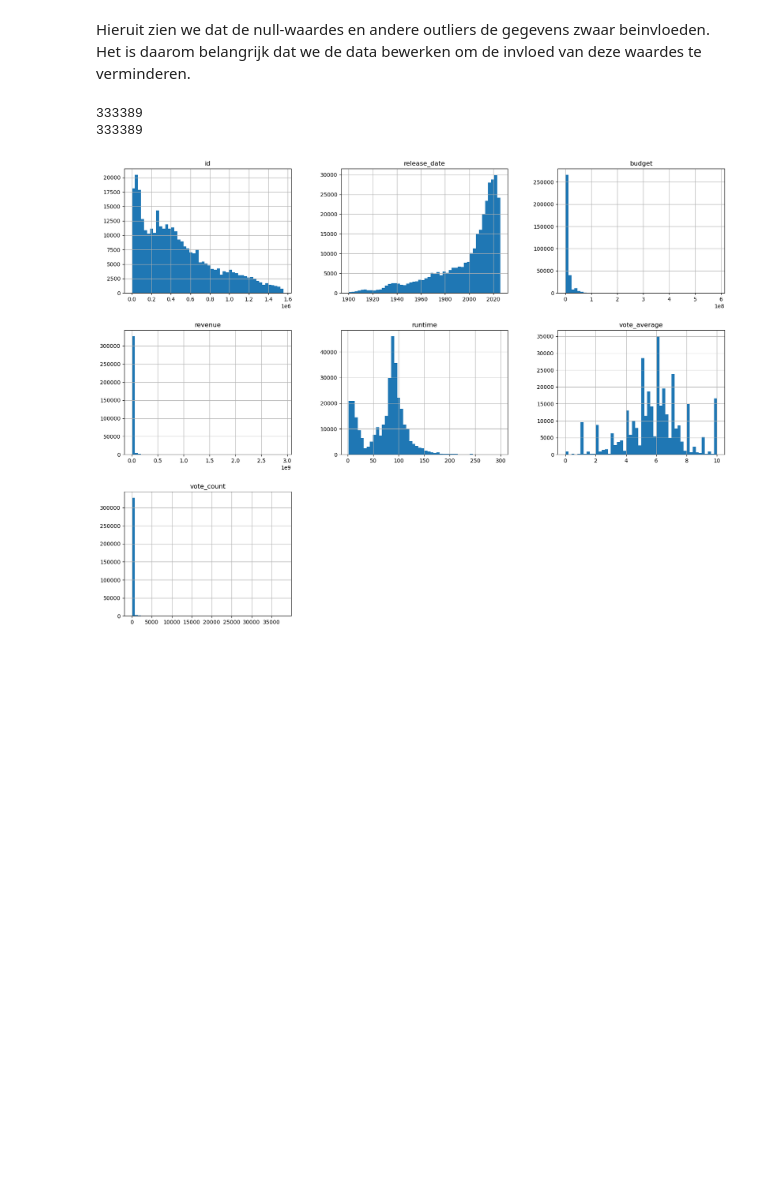
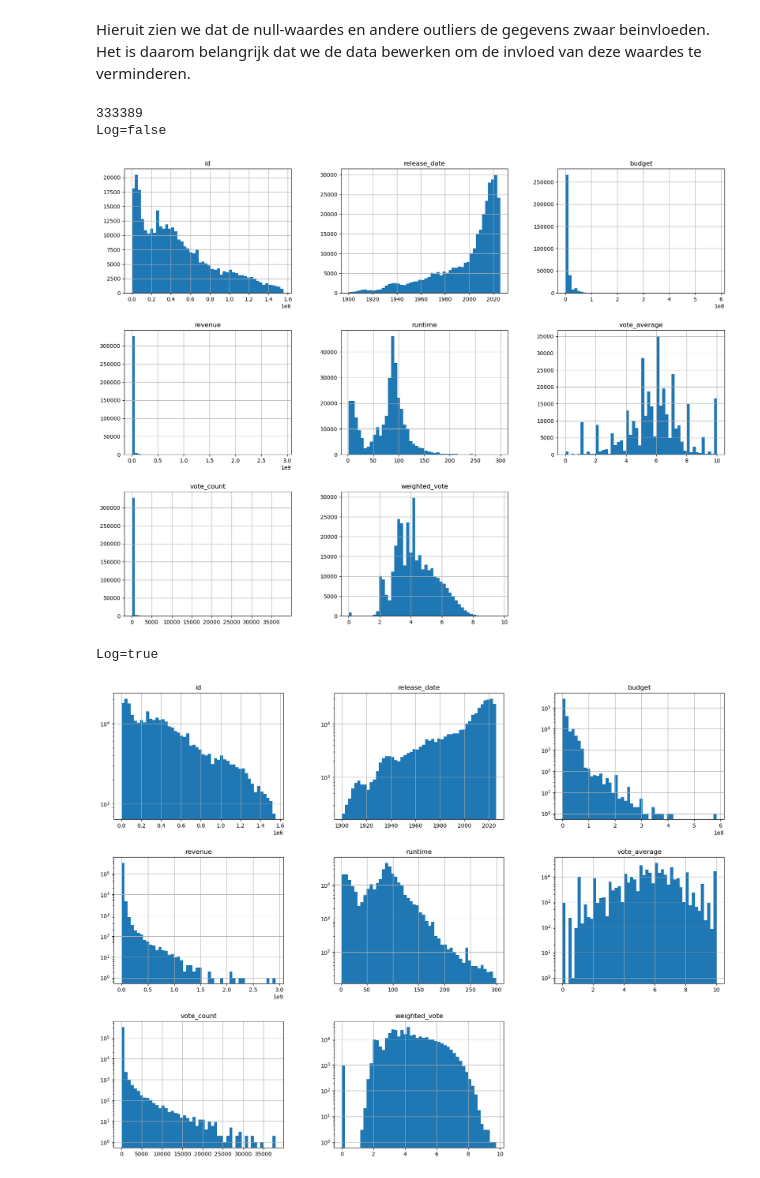
Before and after one commit to DustinJoosen/MachineLearning, a Jupyter notebook: DataCleaning.ipynb, the cells around one changed output. Cells and saved outputs as stored; diff of their text form; code cells hidden in the pictures; blank space fills up the shorter version.

Commit message:
Log graph and weighted vote

```diff
--- a/DataCleaning.ipynb
+++ b/DataCleaning.ipynb
@@ -72,26 +72,20 @@ movies['budget'] = movies['budget'].str.replace(',', '.').astype(float)
 movies['revenue'] = movies['revenue'].str.replace(',', '.').astype(float)
 movies['release_date'] = pd.to_datetime(movies['release_date'], format='%d/%m/%Y')
 
-# Drop unused fields.
-movies = movies.drop(['title', 'adult', 'popularity'], axis=1)
-
 # Merge vote_average and vote_count.
 C = movies['vote_average'].mean()                      # algemeen gemiddelde
-m = movies['vote_count'].quantile(0.60)                # minimum drempel (80e percentiel)
-
-def weighted_vote(row):
-    R = row['vote_average']
-    v = row['vote_count']
-    return (v/(v+m))*R + (m/(v+m))*C if (v+m) > 0 else C
+m = movies['vote_count'].quantile(0.80)                # minimum drempel (80e percentiel)
 
 v = movies['vote_count']
 R = movies['vote_average']
 
-for index, row in movies.iterrows():
-    if index % 50000 == 0:
-        print(index)
-    row["weighted_vote"] = weighted_vote(row)
+movies['weighted_vote'] = np.where(
+    (v > 0) & (R > 0),
+    (v / (v + m)) * R + (m / (v + m)) * C,
+    0
+)
 
-
-movies.head(50)
+# Drop unused fields.
+movies = movies.drop(['title', 'adult', 'popularity'], axis=1)
+movies.info()
 # %% [output]
@@ -125,23 +128,30 @@ Hieruit zien we dat de null-waardes en andere outliers de gegevens zwaar beinvlo
 # %%
 %matplotlib inline
 
 # Verwijder records waar runtime 0 of negatief is, of meer dan 300 minuten is.
 movies.drop(movies[(movies['runtime'] <= 1) | (movies['runtime'] >= 300)].index, inplace=True)
 
 # Verwijder records waar budget 1 of minder is.
-movies.drop(movies[(movies['budget'] < 2)].index, inplace=True)
+movies.drop(movies[(movies['budget'] <= 1)].index, inplace=True)
 
 # Je kan zien hoe revenue nog veel verschil heeft tussen de indie films, met outliers in de miljarden.
 # De grafiek is hierom biased. Echter is dit onze target dus is het minder relevant voor ons onderzoek.
 
 # Dit gooit een heleboel records weg, van 750k naar 333k.
-print(len(movies))
 movies.drop(movies[(movies['vote_count'] < 1)].index, inplace=True)
+
 print(len(movies))
 
-movies.hist(bins=50, figsize=(20,15))
+print("Log=false")
+movies.hist(bins=50, figsize=(20,15), log=False)
 plt.show()
+
+print("Log=true")
+movies.hist(bins=50, figsize=(20,15), log=True)
+plt.show()
 # %% [output]
 333389
-333389
+Log=false
-[figure, old version]
+[figure, new version]
+Log=true
+[figure, added]
```
Also changed, not shown: parts of 2 cells of this notebook.
